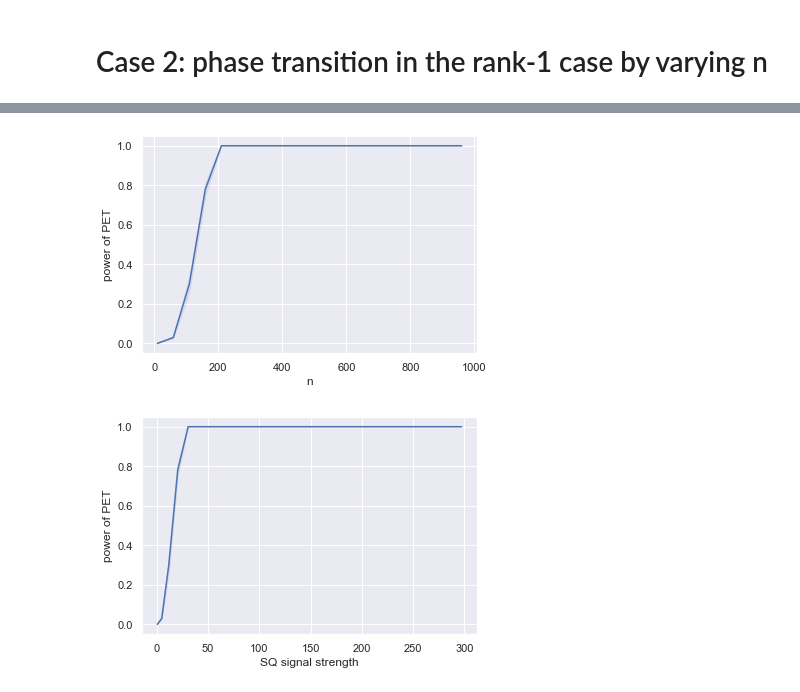
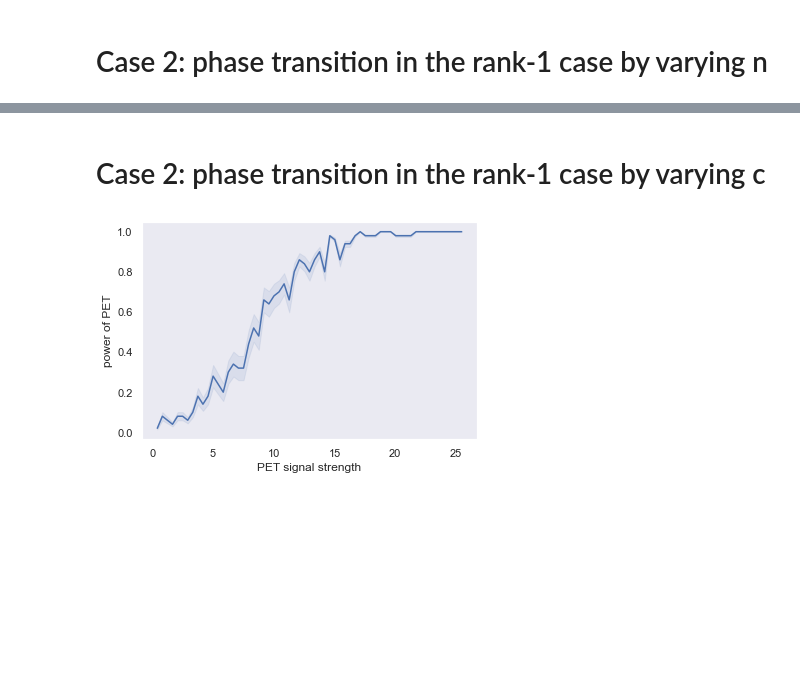
Before and after one commit to louiscam/SBM_phase_transition, a Jupyter notebook: experiment_3.ipynb, the cells around one changed output, grey strips where cells are left out. Saved outputs shown, nothing was run; the diff lists cells and outputs as text; code cells hidden in the pictures; blank space fills up the shorter version.

```diff
--- a/experiment_3.ipynb
+++ b/experiment_3.ipynb
@@ -157,0 +177,2 @@ lcb = power_PET-std_error*q/math.sqrt(N_rep)
+# %% [markdown]
+# Case 2: phase transition in the rank-1 case by varying c
@@ -157,0 +183,13 @@ lcb = power_PET-std_error*q/math.sqrt(N_rep)
+# %%
+# Data generation parameters
+K = 2
+n = 300
+exact = True
+b = 1
+a = b+1/n**0.25
+eta = np.concatenate((np.repeat(a,int(K/2)),np.repeat(b,int(K/2)))).reshape((K,1))
+eta = eta/norm(eta)
+# %%
+# Initialize error dataframes
+range_c = np.arange(0.002,0.31,0.005)
+power_PET = np.zeros(len(range_c))
@@ -158,23 +209,21 @@ lcb = power_PET-std_error*q/math.sqrt(N_rep)
+# %%
+# Read pickles
+power_PET = pickle.load(open('exp3_case2_c_power_PET.pkl', 'rb'))
+# %%
+# Compute upper and lower confidence bound on power estimate
+std_error = power_PET*(1-power_PET)
+q = ss.norm.ppf(q=1-level/2, loc=0, scale=1)
+ucb = power_PET+std_error*q/math.sqrt(N_rep)
+lcb = power_PET-std_error*q/math.sqrt(N_rep)
 # %%
-# Plot power as a function of n
+# Plot power as a function of phase transition parameter
+range_rho = range_c*(n**1.5)/4/K**2*(a-b)**2/(a+b)**2*(a-b+(5*a**2+6*a*b+5*b**2)**0.5)**2
 fig, ax = plt.subplots()
-ax.plot(range_n,power_PET)
-ax.fill_between(range_n, lcb, ucb, color='b', alpha=.1)
-ax.set_xlabel('n')
+ax.plot(range_rho,power_PET)
+ax.fill_between(range_rho, lcb, ucb, color='b', alpha=.1)
+ax.set_xlabel('PET signal strength')
 ax.set_ylabel('power of PET')
 # Save figure to file
-plt.savefig('exp3_case2_powerplot_n.pdf', format='pdf')
+plt.savefig('exp3_case2_c_powerplot_rho.pdf', format='pdf')
 # %% [output]
-[figure, old version]
+[figure, new version]
-# %%
-# Plot power as a function of phase transition parameter
-range_rho = range_n**1.5*c/2*(a-b)**2/(a**2+b**2)
-fig, ax = plt.subplots()
-ax.plot(range_rho,power_PET)
-ax.fill_between(range_rho, lcb, ucb, color='b', alpha=.1)
-ax.set_xlabel('SQ signal strength')
-ax.set_ylabel('power of PET')
-# Save figure to file
-plt.savefig('exp3_case2_powerplot_rho.pdf', format='pdf')
-# %% [output]
-[figure, removed]
```
Also changed, not shown: parts of 10 cells of this notebook, 4 other files.
